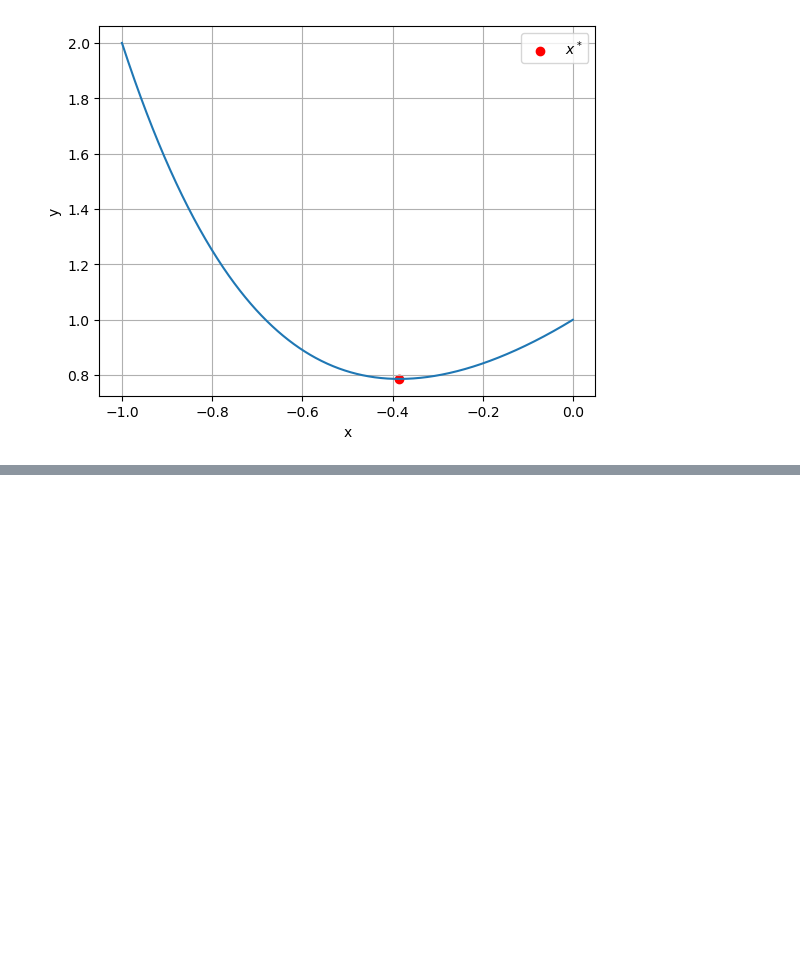
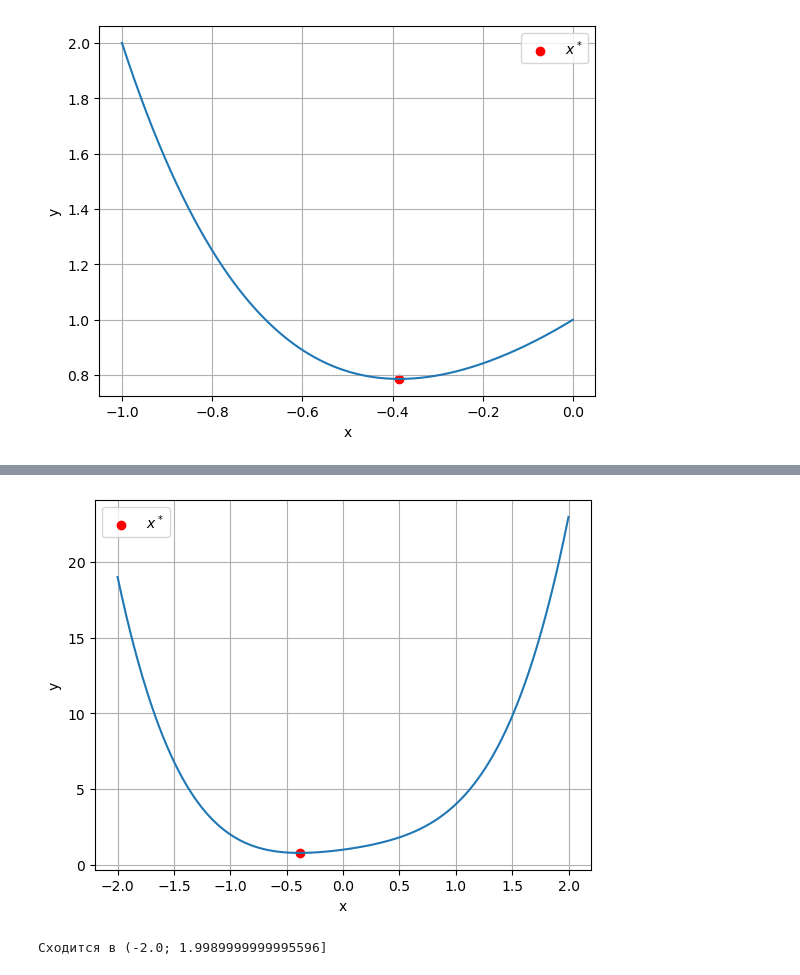
Before and after one commit to BROsandr/opt_methods, a Jupyter notebook: lab1/task.ipynb, the cells around one changed output, grey strips where cells are left out. Drawn from its saved outputs; the diff is of its cells as text; code cells hidden in the pictures; blank space fills up the shorter version.

```diff
--- a/lab1/task.ipynb
+++ b/lab1/task.ipynb
@@ -110,0 +129,31 @@ for eps in (1e-1, 1e-2, 1e-3, 1e-4):
+# %%
+x = np.arange(-2, 2, 0.001)
+y = [f(y) for y in x]
+
+fig, ax = plt.subplots()
+ax.scatter(EXACT_MIN_POINT.x, EXACT_MIN_POINT.y, c='r', label='$x^*$')
+ax.plot(x, y)
+ax.set(xlabel='x', ylabel='y')
+ax.legend()
+ax.grid()
+plt.show()
+# %% [output]
+[figure, added]
+# %%
+eps = 0.1
+
+a = x[0]
+eps_point = None
+for x0 in x:
+  try:
+    eps_point = newton(fd1=newton_fd1, fd2=newton_fd2, x0=x0, eps=eps, f=newton_f)
+    b = x0
+  except ValueError:
+    if eps_point is None:
+      a = x0
+    else:
+      break
+
+print(f'Сходится в ({a}; {b}]')
+# %% [output]
+Сходится в (-2.0; 1.9989999999995596]
```
Also changed, not shown: parts of 3 cells of this notebook, 1 other file.
